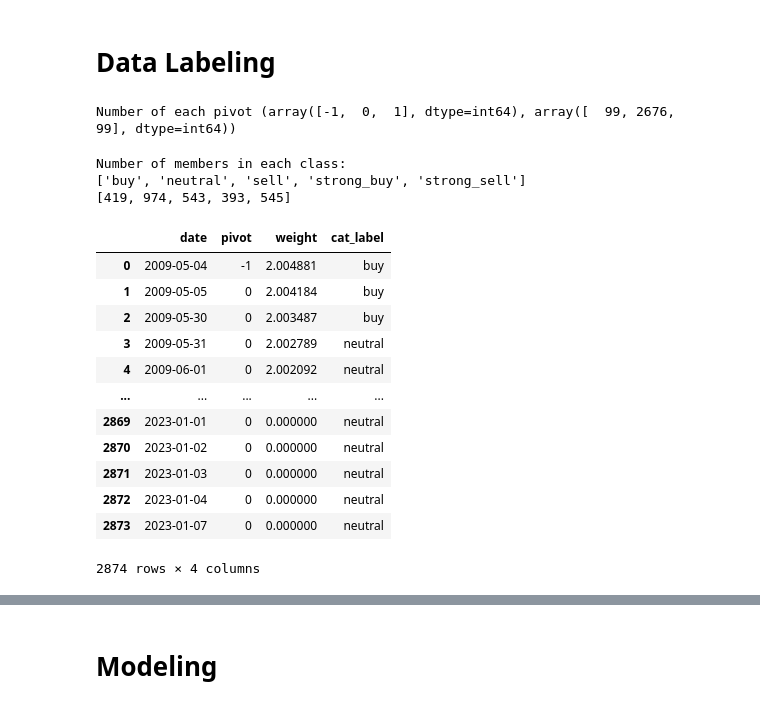
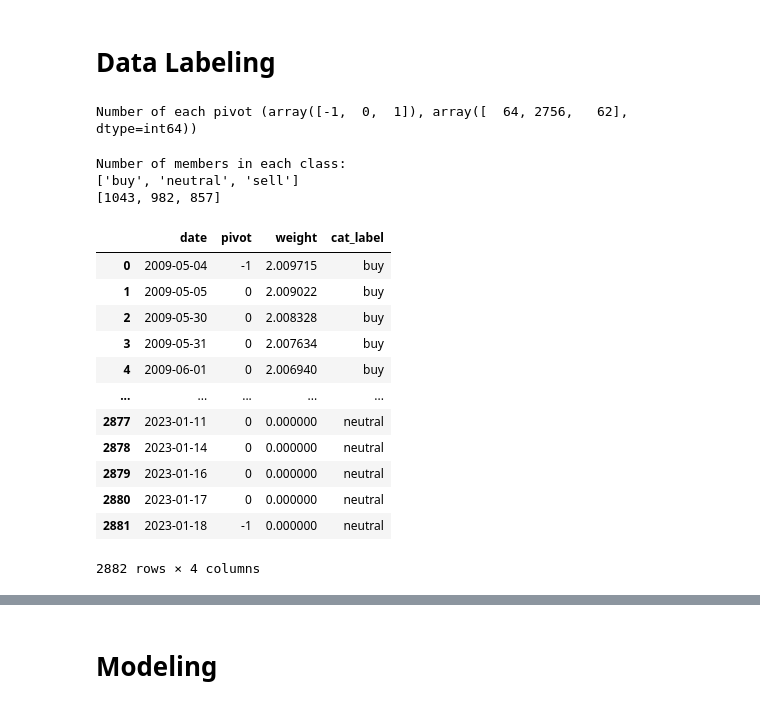
Before and after one commit to Hamtech-ai/InsightiFi, a Jupyter notebook: prediction/run_all_notebook.ipynb, the cells around one changed output, grey strips where cells are left out. Drawn from its saved outputs; the diff is of its cells as text; code cells hidden in the pictures.

```diff
--- a/prediction/run_all_notebook.ipynb
+++ b/prediction/run_all_notebook.ipynb
@@ -350,7 +351,7 @@ shape of features after drop non-essential rows: (2874, 210)
 # %%
 pivots = pd.DataFrame(
     peak_valley_pivots(
-        features_extracted['adjClose'].to_list(), 0.1
+        features_extracted['adjClose'].to_list(), 0.075, -0.075
     ),
     columns = ['label']
 )
@@ -360,11 +361,10 @@ df['pivot'] = pivots
 
 print(f'Number of each pivot {np.unique(pivots["label"], return_counts = True)}')
 # %% [output]
-Number of each pivot (array([-1,  0,  1], dtype=int64), array([  99, 2676,   99], dtype=int64))
+Number of each pivot (array([-1,  0,  1]), array([  64, 2756,   62], dtype=int64))
 # %%
 weight = [0] * len(df)
 
-# Add zeros for the starting and ending points that are not in any trend
 start_index = np.where(df['pivot'].isin([1, -1]))[0][0]
 end_index = np.where(df['pivot'].isin([1, -1]))[0][-1]
 
@@ -393,7 +393,7 @@ for i in range(start_index, end_index + 1):
             # Combine the two weights
             final_weight = slope_weight * length_weight
 
-            # Label the data as "buy" with the final weight
+            # Label the data as 'buy' with the final weight
             weight[z] = final_weight * 1
     elif df.at[i, 'pivot'] == -1: # Downtrend
         # Find the previous pivot
@@ -409,57 +409,59 @@ for i in range(start_index, end_index + 1):
             slope_weight = -1 + slope / abs(slope)
         except:
             slope_weight = 0
 
         for z in range(prev_pivot, i):
             # Calculate the weight based on the length of the trend
             length = i - z
             length_weight = 1 + length / (end_index - start_index + 1)
 
             # Combine the two weights
             final_weight = slope_weight * length_weight
 
-            # Label the data as "sell" with the final weight
+            # Label the data as 'sell' with the final weight
             weight[z] = final_weight * 1
 
 # Add the labels to the dataframe
 df['weight'] = weight
-df['weight'].fillna(0, inplace = True)
+# df['weight'].fillna(0, inplace = True)
 
 # Find the quantiles of the positive and negative labels
-pos_quantiles = np.quantile(df[df['weight'] > 0]['weight'], [0.33, 0.66])
-neg_quantiles = np.quantile(df[df['weight'] < 0]['weight'], [0.33, 0.66])
+pos_quantiles = np.quantile(df[df['weight'] > 0]['weight'], [0.33])
+neg_quantiles = np.quantile(df[df['weight'] < 0]['weight'], [0.66])
 
 # Use np.where to apply conditions to the entire label column
 df['cat_label'] = np.where(
-    df['weight'] > pos_quantiles[1], 'strong_buy',
-    np.where(df['weight'] >= pos_quantiles[0], 'buy',
-    np.where(df['weight'] > neg_quantiles[1], 'neutral',
-    np.where(df['weight'] > neg_quantiles[0], 'sell', 'strong_sell')))
-)
+                          df['weight'] >= pos_quantiles[0], 'buy',
+                  np.where(
+                          df['weight'] >= neg_quantiles[0], 'neutral', 'sell'
+))
+# df['cat_label'] = np.where(
+#                           df['pivot'].isin([-1, 1]), 'pivot', df['cat_label']
+# )
 
-values, counts = np.unique(df["cat_label"], return_counts = True)
+values, counts = np.unique(df['cat_label'], return_counts = True)
 values = values.tolist()
 counts = counts.tolist()
 print(f'Number of members in each class:\n{values}\n{counts}')
 
 df[['date', 'pivot', 'weight', 'cat_label']]
 # %% [output]
 Number of members in each class:
-['buy', 'neutral', 'sell', 'strong_buy', 'strong_sell']
-[419, 974, 543, 393, 545]
+['buy', 'neutral', 'sell']
+[1043, 982, 857]
 |  | date | pivot | weight | cat_label |
-| 0 | 2009-05-04 | -1 | 2.004881 | buy |
-| 1 | 2009-05-05 | 0 | 2.004184 | buy |
-| 2 | 2009-05-30 | 0 | 2.003487 | buy |
-| 3 | 2009-05-31 | 0 | 2.002789 | neutral |
-| 4 | 2009-06-01 | 0 | 2.002092 | neutral |
+| 0 | 2009-05-04 | -1 | 2.009715 | buy |
+| 1 | 2009-05-05 | 0 | 2.009022 | buy |
+| 2 | 2009-05-30 | 0 | 2.008328 | buy |
+| 3 | 2009-05-31 | 0 | 2.007634 | buy |
+| 4 | 2009-06-01 | 0 | 2.006940 | buy |
 | ... | ... | ... | ... | ... |
-| 2869 | 2023-01-01 | 0 | 0.000000 | neutral |
-| 2870 | 2023-01-02 | 0 | 0.000000 | neutral |
-| 2871 | 2023-01-03 | 0 | 0.000000 | neutral |
-| 2872 | 2023-01-04 | 0 | 0.000000 | neutral |
-| 2873 | 2023-01-07 | 0 | 0.000000 | neutral |
+| 2877 | 2023-01-11 | 0 | 0.000000 | neutral |
+| 2878 | 2023-01-14 | 0 | 0.000000 | neutral |
+| 2879 | 2023-01-16 | 0 | 0.000000 | neutral |
+| 2880 | 2023-01-17 | 0 | 0.000000 | neutral |
+| 2881 | 2023-01-18 | -1 | 0.000000 | neutral |
-2874 rows × 4 columns
+2882 rows × 4 columns
 # %%
 init_features = features_extracted.merge(
     df[['date', 'pivot', 'weight', 'cat_label']],
```
Also changed, not shown: parts of 16 cells of this notebook.
